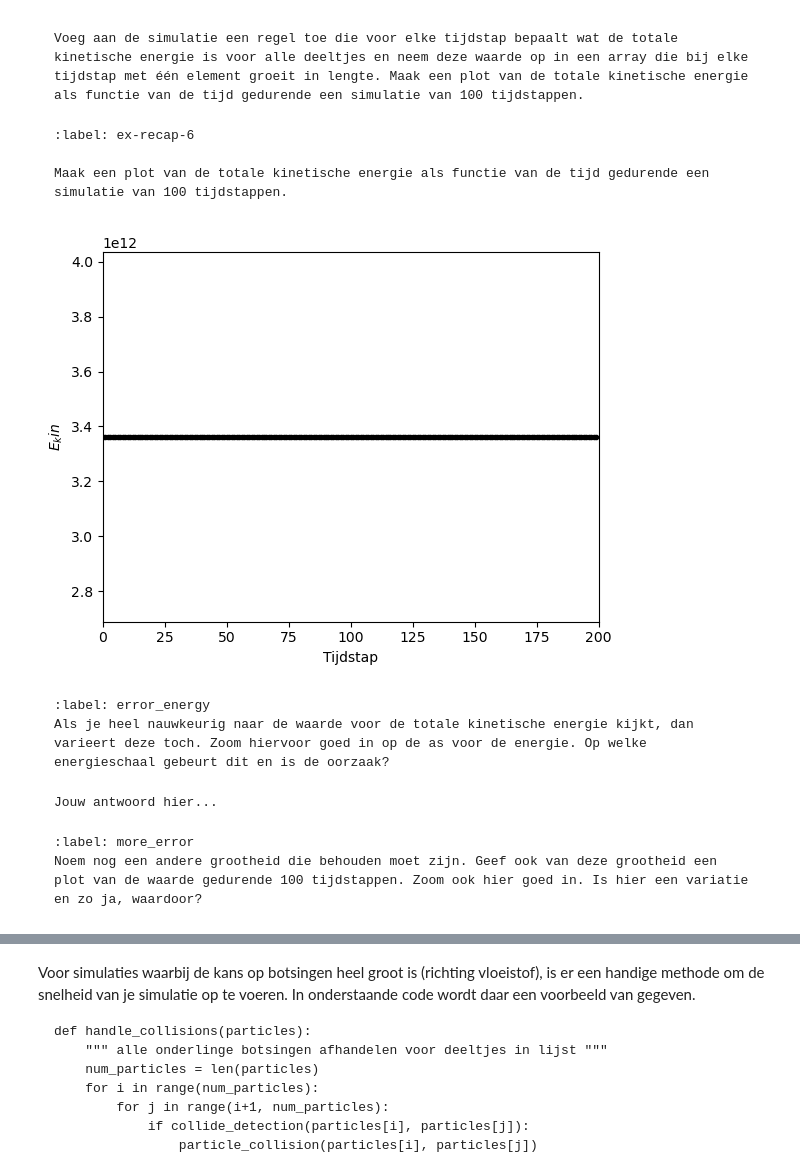
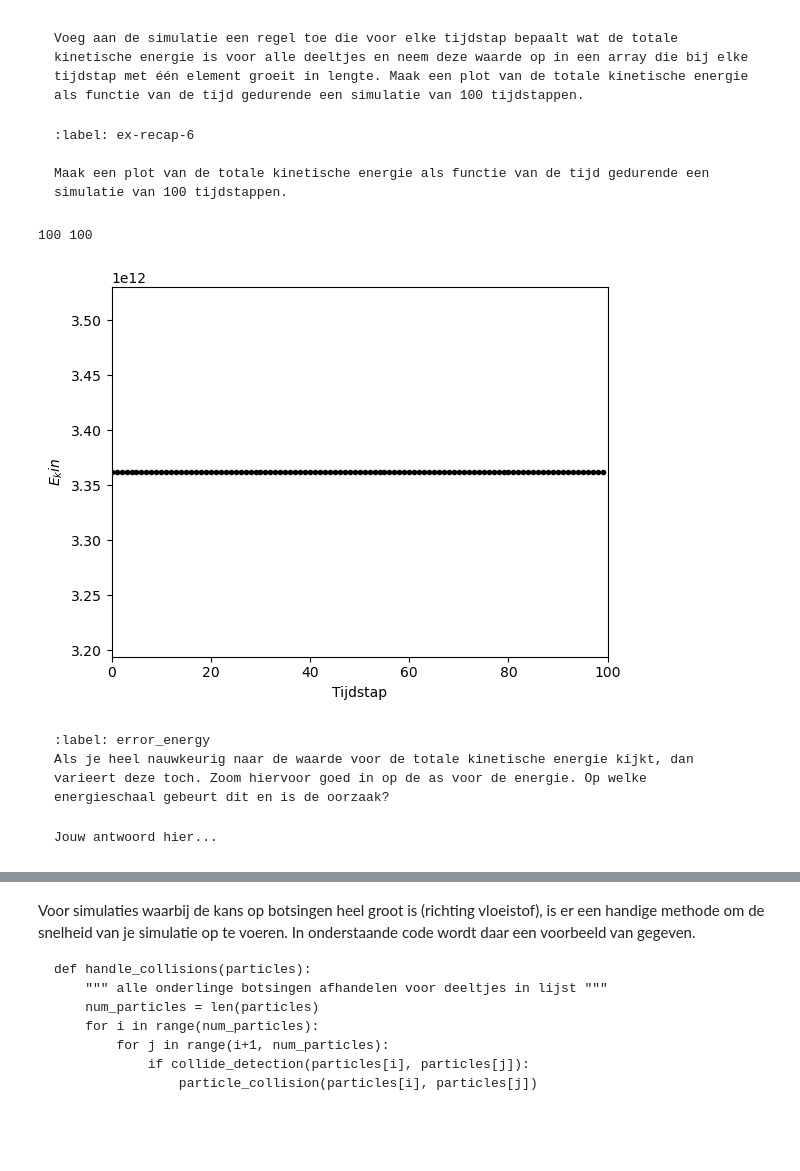
Before and after one commit to Eerkje/Annet-Erik, a Jupyter notebook: Content/PySim/3_recap.ipynb, the cells around one changed output, grey strips where cells are left out. Cells and saved outputs as stored; diff of their text form; code cells hidden in the pictures; blank space fills up the shorter version.

````diff
--- a/Content/PySim/3_recap.ipynb
+++ b/Content/PySim/3_recap.ipynb
@@ -299,13 +304,18 @@ Voeg aan de simulatie een regel toe die voor elke tijdstap bepaalt wat de totale
 Maak een plot van de totale kinetische energie als functie van de tijd gedurende een simulatie van 100 tijdstappen.
 ```
 # %%
-#your code/answer
+#100 tijdstappen slicen
+E_kin_100 = E_kin[0:100]
+tijdstappen = range(0,len(E_kin_100))
+print(len(E_kin_100),len(tijdstappen))
+#grafiek maken kinetische energie per tijdstap
 plt.figure()
 plt.xlabel('Tijdstap')
 plt.ylabel('$E_kin$')
-plt.xlim(0, len(E_kin))
-plt.ylim(0.8*min(E_kin), 1.2*max(E_kin))
-plt.plot(range(len(E_kin)),E_kin, '.k')
+plt.xlim(0, len(tijdstappen))
+plt.ylim(min(E_kin_100), max(E_kin_100))
+plt.plot(tijdstappen,E_kin_100, '.k')
 plt.show()
 # %% [output]
+100 100
-[figure, old version]
+[figure, new version]
@@ -320,8 +328,3 @@ Als je heel nauwkeurig naar de waarde voor de totale kinetische energie kijkt, d
 ```{solution} error_energy
 Jouw antwoord hier...
 ```
-
-```{exercise}
-:label: more_error
-Noem nog een andere grootheid die behouden moet zijn. Geef ook van deze grootheid een plot van de waarde gedurende 100 tijdstappen. Zoom ook hier goed in. Is hier een variatie en zo ja, waardoor?
-```
````
Also changed, not shown: parts of 7 cells of this notebook, 1 other file.
